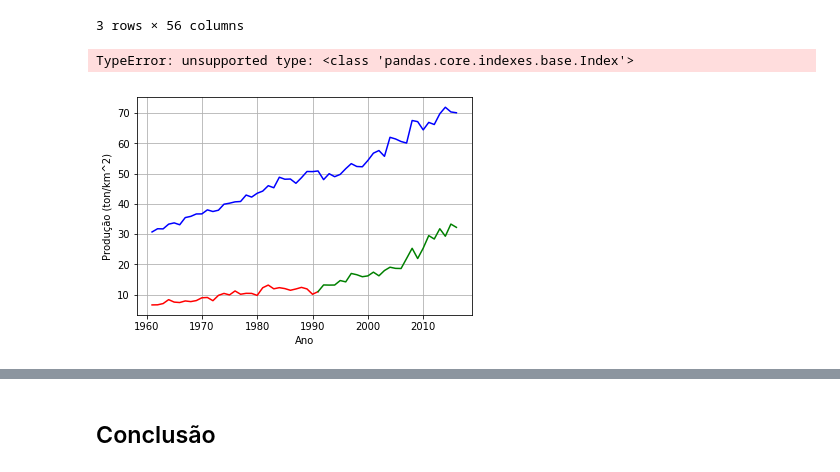
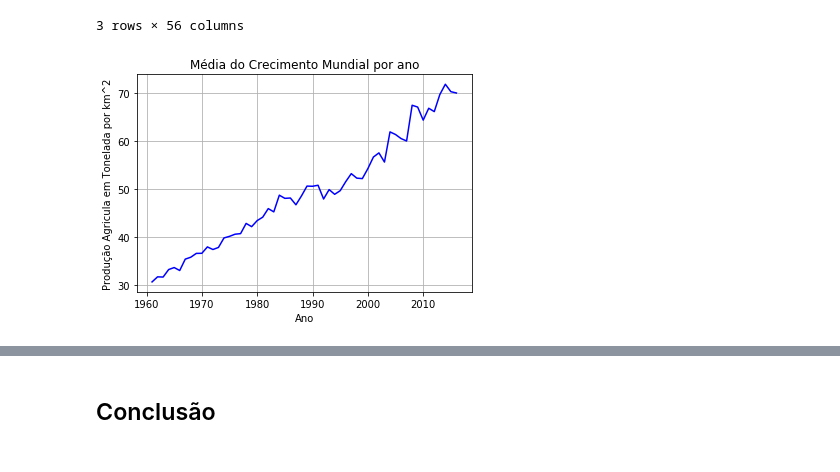
Before and after one commit to Peng1104/Ciencia-dos-Dados, a Jupyter notebook: Projeto1.ipynb, the cells around one changed output, grey strips where cells are left out. Saved outputs shown, nothing was run; the diff lists cells and outputs as text; code cells hidden in the pictures.

```diff
--- a/Projeto1.ipynb
+++ b/Projeto1.ipynb
@@ -132,21 +161,9 @@ def reta(dados, cor):
 # %%
 # Crecimento Mundial
 
 media_mundial = getMedia(data)
 
-reta(media_mundial, "b")
 mkPlot([media_mundial], ["b"])
+show("Média do Crecimento Mundial por ano", "Ano", "Produção Agricula em Tonelada por km^2")
 # %% [output]
-TypeError: unsupported type: <class 'pandas.core.indexes.base.Index'>
+[figure, added]
-# %%
-# Mercosul fundado em 1 de janeiro de 1991
-
-pre_mercosul = data.loc[("Argentina", "Brazil", "Paraguay", "Uruguay"), 1991>=data.columns]
-mercosul = data.loc[("Argentina", "Brazil", "Paraguay", "Uruguay"), 1991<=data.columns]
-
-media_pre_mercosul = getMedia(pre_mercosul)
-media_mercosul = getMedia(mercosul)
-
-mkPlot([media_mundial, media_pre_mercosul, media_mercosul], ["b", "r", "g"])
-# %% [output]
-[figure, removed]
```
Also changed, not shown: parts of 13 cells of this notebook.
